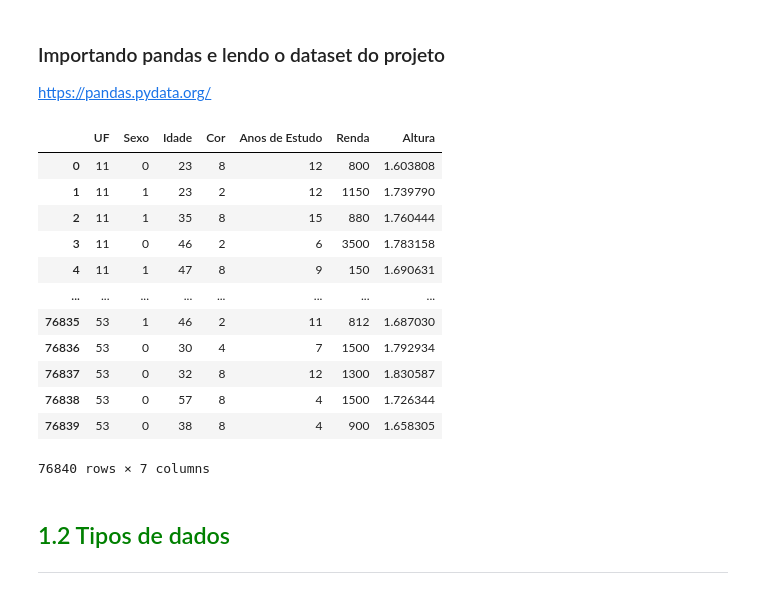
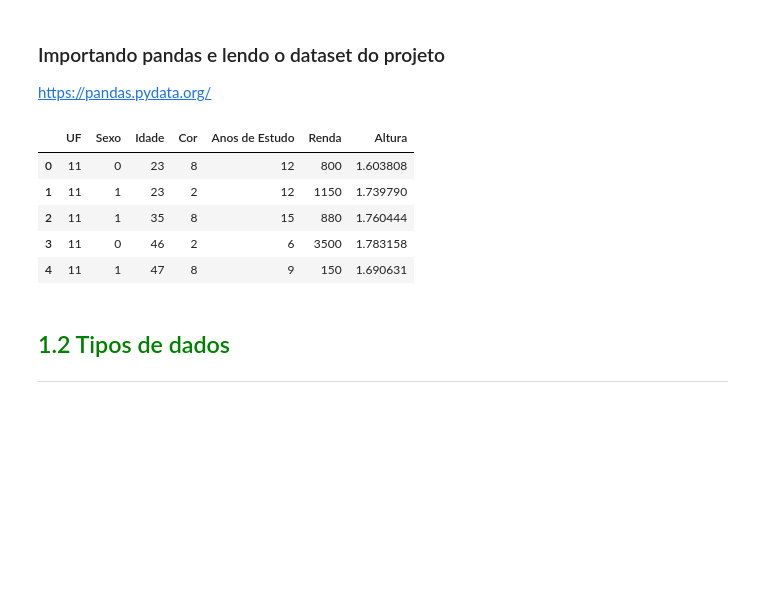
Before and after one commit to jeanhrsouza/python-frequencias-medidas, a Jupyter notebook: Curso_de_Estatística_Parte_1.ipynb, the cells around one changed output. Saved outputs shown, nothing was run; the diff lists cells and outputs as text; code cells hidden in the pictures; blank space fills up the shorter version.

Commit message:
aula01 - tipos de dados

```diff
--- a/Curso_de_Estatística_Parte_1.ipynb
+++ b/Curso_de_Estatística_Parte_1.ipynb
@@ -128,22 +128,15 @@ import pandas as pd
 #Lendo o CSV e transformando em DataFrame
 dados = pd.read_csv('dados.csv')
 # %%
-#Exibindo os dados
-dados
+#Exibindo os 5 primeiros registros do DataFrame
+dados.head()
 # %% [output]
 |  | UF | Sexo | Idade | Cor | Anos de Estudo | Renda | Altura |
 | 0 | 11 | 0 | 23 | 8 | 12 | 800 | 1.603808 |
 | 1 | 11 | 1 | 23 | 2 | 12 | 1150 | 1.739790 |
 | 2 | 11 | 1 | 35 | 8 | 15 | 880 | 1.760444 |
 | 3 | 11 | 0 | 46 | 2 | 6 | 3500 | 1.783158 |
 | 4 | 11 | 1 | 47 | 8 | 9 | 150 | 1.690631 |
-| ... | ... | ... | ... | ... | ... | ... | ... |
-| 76835 | 53 | 1 | 46 | 2 | 11 | 812 | 1.687030 |
-| 76836 | 53 | 0 | 30 | 4 | 7 | 1500 | 1.792934 |
-| 76837 | 53 | 0 | 32 | 8 | 12 | 1300 | 1.830587 |
-| 76838 | 53 | 0 | 57 | 8 | 4 | 1500 | 1.726344 |
-| 76839 | 53 | 0 | 38 | 8 | 4 | 900 | 1.658305 |
-76840 rows × 7 columns
 # %% [markdown]
 ## <font color=green>1.2 Tipos de dados</font>
 ***
```
Also changed, not shown: parts of 6 cells of this notebook.
